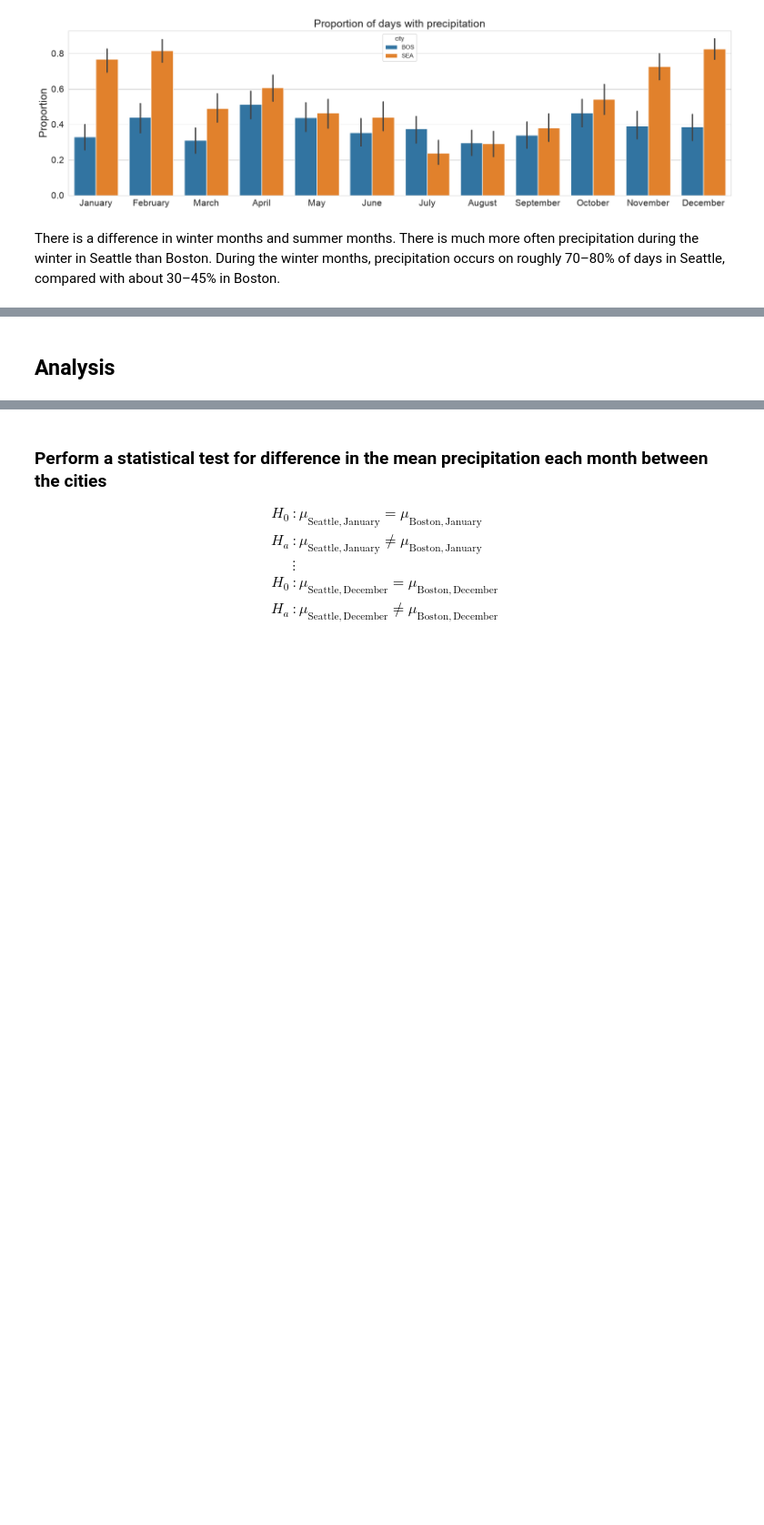
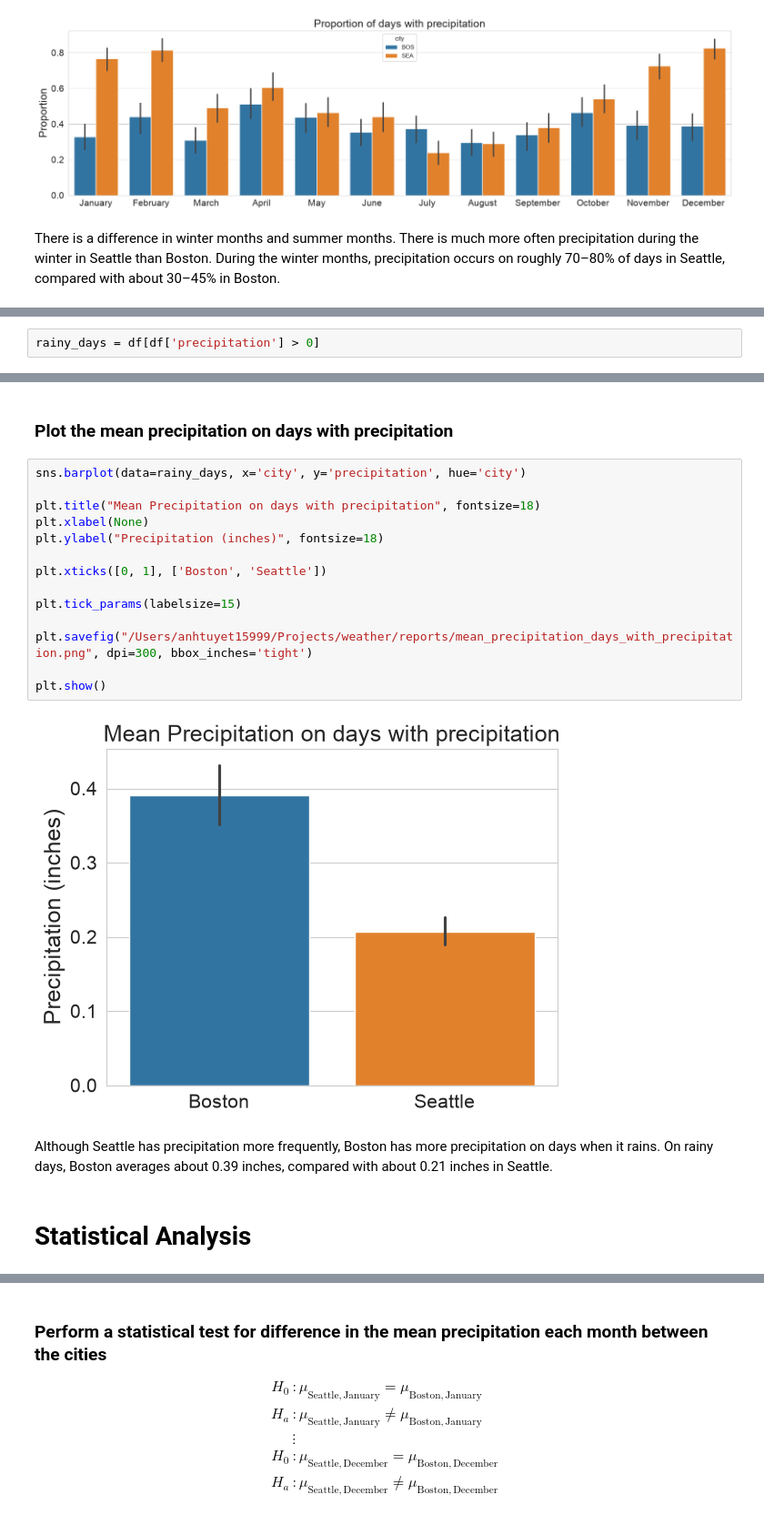
Before and after one commit to tuyettran15999/weather, a Jupyter notebook: code/Weather_Data.ipynb, the cells around one changed output, grey strips where cells are left out. Shown at 91% size. Cells and saved outputs as stored; diff of their text form; blank space fills up the shorter version.

```diff
--- a/code/Weather_Data.ipynb
+++ b/code/Weather_Data.ipynb
@@ -767,0 +874,2 @@ There is a difference in winter months and summer months. There is much more oft
+# %%
+rainy_days = df[df['precipitation'] > 0]
@@ -768,2 +883,22 @@ There is a difference in winter months and summer months. There is much more oft
+# %% [markdown]
+### Plot the mean precipitation on days with precipitation
+# %%
+sns.barplot(data=rainy_days, x='city', y='precipitation', hue='city')
+
+plt.title("Mean Precipitation on days with precipitation", fontsize=18)
+plt.xlabel(None)
+plt.ylabel("Precipitation (inches)", fontsize=18)
+
+plt.xticks([0, 1], ['Boston', 'Seattle'])
+
+plt.tick_params(labelsize=15)
+
+plt.savefig("/Users/anhtuyet15999/Projects/weather/reports/mean_precipitation_days_with_precipitation.png", dpi=300, bbox_inches='tight')
+
+plt.show()
+# %% [output]
+[figure, added]
+# %% [markdown]
+Although Seattle has precipitation more frequently, Boston has more precipitation on days when it rains. On rainy days, Boston averages about 0.39 inches, compared with about 0.21 inches in Seattle.
 # %% [markdown]
-## Analysis
+# Statistical Analysis
```
Also changed, not shown: parts of 59 cells of this notebook.
